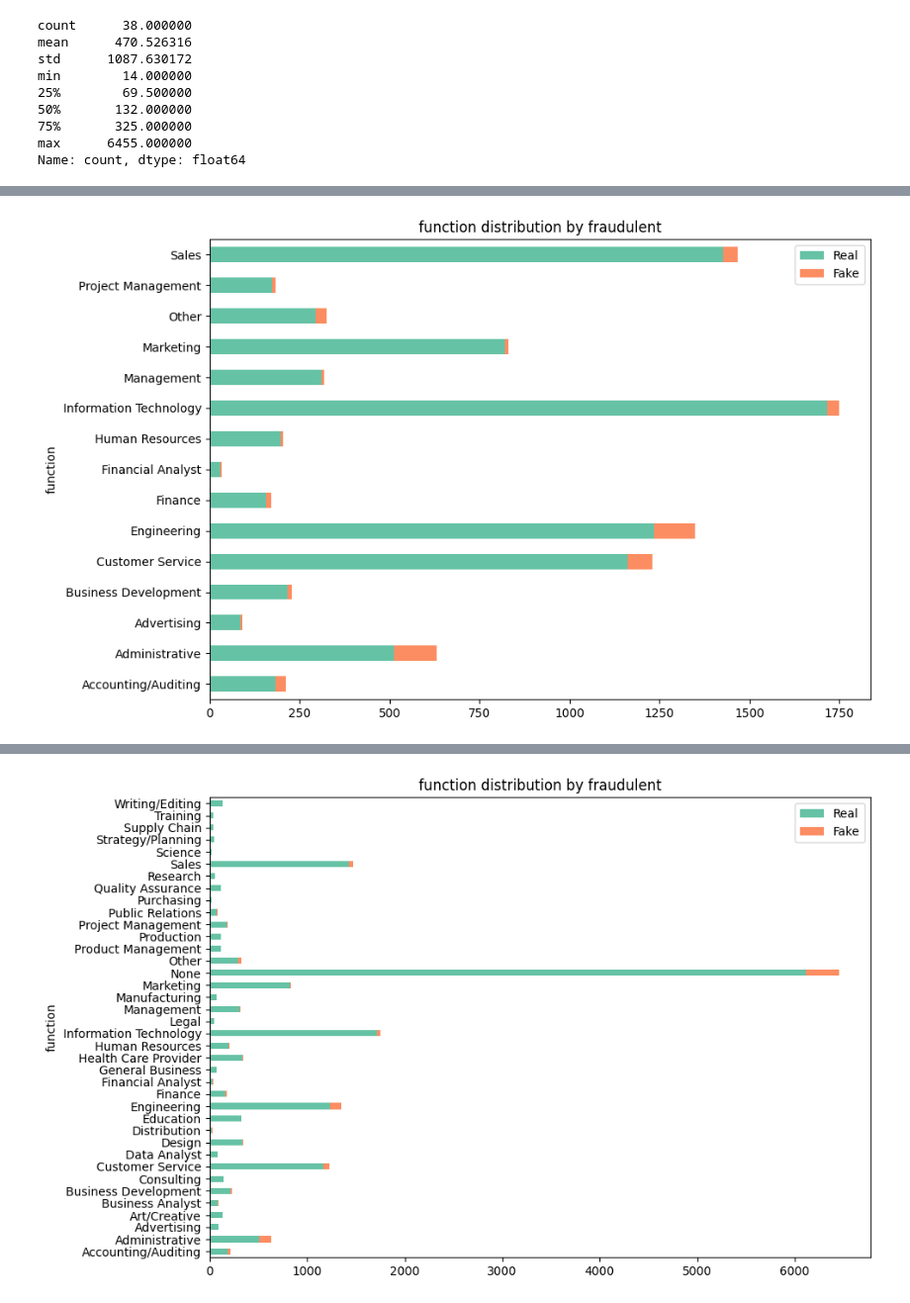
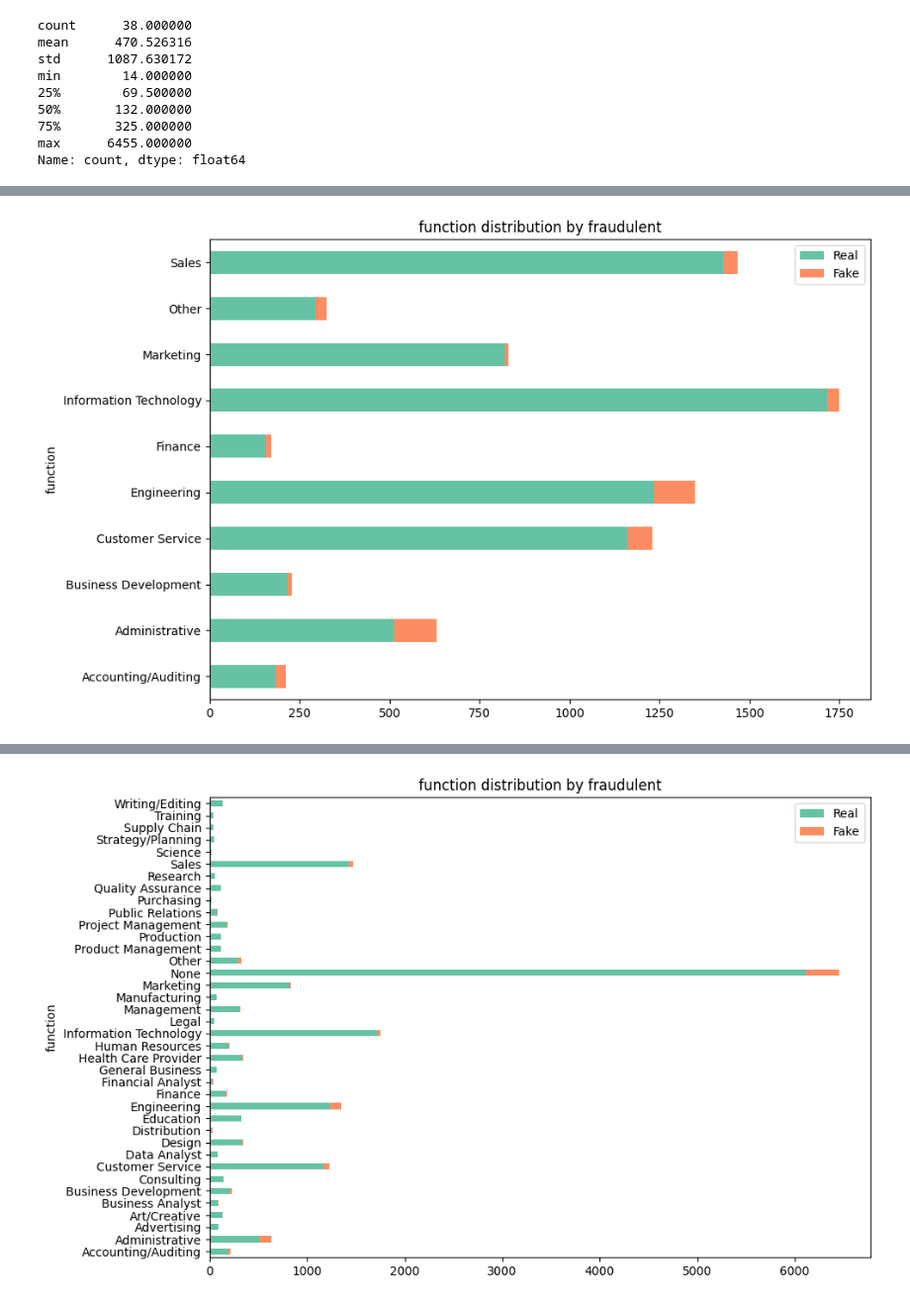
Before and after one commit to glistering96/BigDataAnalysis-HYU-IE, a Jupyter notebook: notebook/EDA_김원준.ipynb, the cells around one changed output, grey strips where cells are left out. Shown at 99% size. Cells and saved outputs as stored; diff of their text form; code cells hidden in the pictures.

```diff
--- a/notebook/EDA_김원준.ipynb
+++ b/notebook/EDA_김원준.ipynb
@@ -313,11 +308,11 @@ Name: count, dtype: int64
 # %%
 # only_fake에서 상위 10개의 function에 대해서 원본 데이터를 가지고 plot 그려보기
 
-top_10_function_fake = only_fake['function'].value_counts().head(15).index
+top_10_function_fake = only_fake['function'].value_counts().head(10).index
 top_10_function_fake_mixed = cat_df[cat_df['function'].isin(top_10_function_fake)]
 cat_label_plot('function', top_10_function_fake_mixed, r1=0, r2=90, stack=True, orient='h')
 # %% [output]
-[figure, old version]
+[figure, new version]
 # %%
 # function to replace the values of colum. If the value is under the given ratio, replace it with 'Other'
 replace_value('function', cat_df, 0.015)['function'].value_counts()
```
Also changed, not shown: parts of 8 cells of this notebook.
